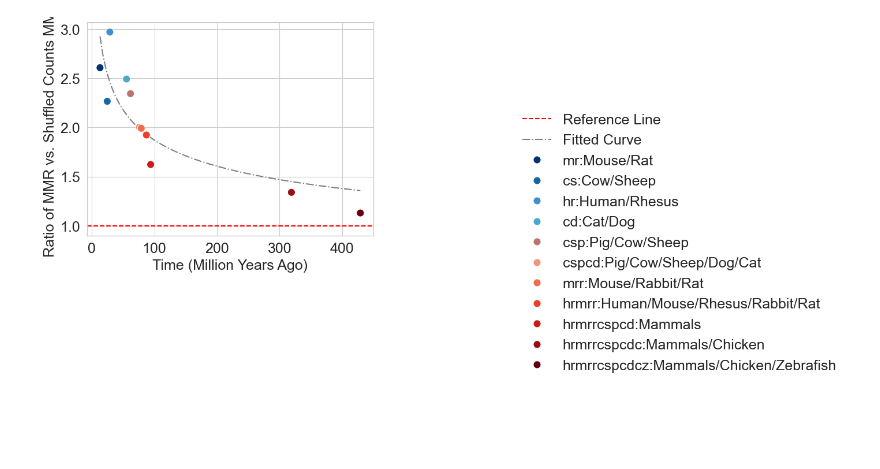
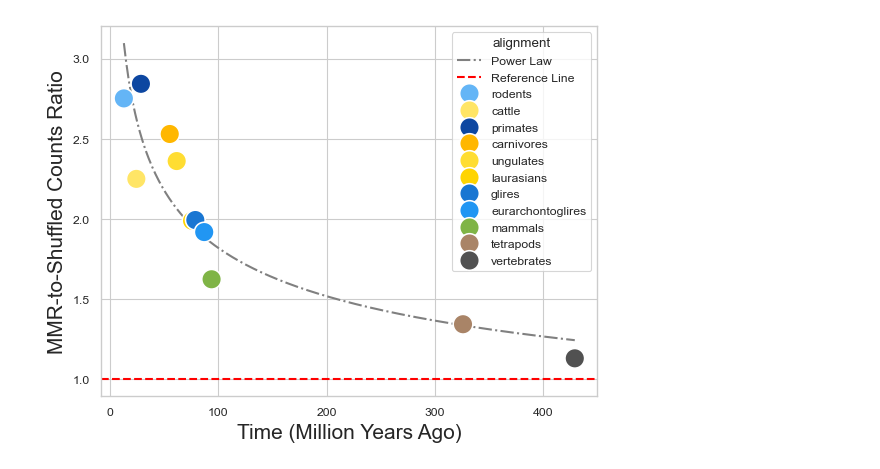
Before and after one commit to fapatalano/TAD_evolutionary_analysis, a Jupyter notebook: check_tad_number_conservation.ipynb, the cells around one changed output. Cells and saved outputs as stored; diff of their text form; code cells hidden in the pictures; blank space fills up the shorter version.

```diff
--- a/check_tad_number_conservation.ipynb
+++ b/check_tad_number_conservation.ipynb
@@ -16,4 +13,6 @@ round(0.004331445440463684,4)
 # %%
 sns.set_style("whitegrid")
 sns.set_context("paper")
+# %%
+div_time = {'mr': 13.10, 'cs': 24.60,'hr': 28.82, 'cd': 55.4, 'csp': 61.8,'cspcd': 76.0,'mrr': 79.0,  'hrmrr': 87.2, 'hrmrrcspcd': 94.0, 'hrmrrcspcdc': 325.9, 'hrmrrcspcdcz': 429.0}
 # %%
@@ -183,7 +169,6 @@ outer_pbar = tqdm(div_time.keys(),position=0, leave=True,colour='blue')
 # outer_pbar = tqdm(['hr'],position=0, leave=True,colour='blue')
 
 for aln in outer_pbar:
-# for aln in outer_pbar:
     outer_pbar.set_description(f'Processing Alignments - {aln}')
     species = get_code_conversion(aln).split(';')
     sb_coord = get_sb_len(species,aln)
@@ -192,7 +177,7 @@ for aln in outer_pbar:
     # tad_sb_df.aln = tad_sb_df.aln.apply(lambda x: "sb_{}".format(int(x.split("Alignment")[1])))
     tad_sb_df.sort_values(by='aln', inplace=True)
 
-    # print(tad_sb_df.loc[tad_sb_df.aln.isin(['Alignment24'])])
+    # print(tad_sb_df.loc[tad_sb_df.aln.isin(['Alignment12','Alignment84'])])
     comb = list(combinations(species, 2))
     ard = calculate_average_relative_difference(tad_sb_df, comb)
 
@@ -202,7 +187,7 @@ for aln in outer_pbar:
     random_ard = []
     random_mmr = []
 
-    for _ in range(1):
+    for _ in range(100):
         rdm_ard = calculate_average_relative_difference(tad_sb_df, comb,shuffle=True)
         rdm_mmr = get_avg_min_max(tad_sb_df, comb,shuffle=True)
         random_ard.append(rdm_ard)
@@ -210,7 +195,12 @@ for aln in outer_pbar:
 
     rdm_count_comparison.append([aln, div_time[aln], np.mean(random_ard) , np.mean(random_mmr),random_ard,random_mmr])
 
+species_mapping = {'hr':'primates','mr':'rodents','cs':'cattle','cd':'carnivores','csp':'ungulates','cspcd':'laurasians','mrr':'glires','hrmrr':'eurarchontoglires','hrmrrcspcd':'mammals','hrmrrcspcdc':'tetrapods',"hrmrrcspcdcz":"vertebrates"}
+
 count_comparison_df = pd.DataFrame(count_comparison, columns=['alignment', 'mya', 'ard', 'mmr'])
 rdm_count_comparison_df = pd.DataFrame(rdm_count_comparison, columns=['alignment', 'mya', 'ard', 'mmr',"ard_distr","mmr_distr"])
+rdm_count_comparison_df["alignment"] = rdm_count_comparison_df["alignment"].replace(species_mapping)
+count_comparison_df["alignment"] = count_comparison_df["alignment"].replace(species_mapping)
+count_comparison_df["color"] = count_comparison_df["alignment"].map(colors)
 count_comparison_df
 # %% [output]
@@ -275,39 +237,32 @@ sns.scatterplot(x=rdm_count_comparison_df["mya"], y=rdm_count_comparison_df["mmr
 # %%
-def power_law(x, a, b):
-    return a*np.power(x, b)
+plt.figure(figsize=(6.4, 4.8))
 
-x_data = merged_df["mya"]
-y_data = merged_df["mmr_ratio"]
+X = merged_df["mya"]
+Y = merged_df["mmr_ratio"]
 
-# plt.figure(figsize=(15, 11))
+log_x = np.log(X)
+log_y = np.log(Y)
 
-# Fit the data to the exponential decay function
-params, covariance = curve_fit(power_law, x_data, y_data)
+coefficients = np.polyfit(log_x, log_y, 1)
+b = coefficients[0]
+a = np.exp(coefficients[1])
 
-# Extract the parameter estimates and standard deviations
-a, b = params
-a_std, b_std = np.sqrt(np.diag(covariance))
+x_values = np.linspace(X.min(), X.max(), 400)
+y_values = a * x_values ** b
 
-# Generate the fitted curve and confidence interval curve
-x_fit = np.linspace(min(x_data), max(x_data), 100)
-y_fit = power_law(x_fit, a, b)
-
-
+plt.plot(x_values, y_values,  color='grey', linestyle="-.",label='Power Law',linewidth=1.5,zorder=1)
 plt.axhline(y=1, color='r',linestyle="--",label='Reference Line',linewidth=1.5)
-sns.lineplot(x=x_fit, y=y_fit, color='grey', linestyle="-.",label='Fitted Curve',linewidth=1.5,zorder=1)
-
-# Scatter plot for data points
-sns.scatterplot(x=merged_df["mya"], y=merged_df["mmr_ratio"], hue=merged_df.alignment,palette=list(colors_sorted.values()),s=90)
+sns.scatterplot(x=merged_df["mya"], y=merged_df["mmr_ratio"], hue=merged_df.alignment,palette=list(merged_df["color"]),s=200)
 
 # Add labels and legend
-plt.xlabel("Time (Million Years Ago)",fontsize=18)
-plt.ylabel("Ratio of MMR vs. Shuffled Counts MMR",fontsize=18)
+plt.xlabel("Time (Million Years Ago)",fontsize=15)
+plt.ylabel("MMR-to-Shuffled Counts Ratio",fontsize=15)
 handles, labels = plt.gca().get_legend_handles_labels()
-labels = [f"{label}:{alignment_code_to_species_legend[label]}" if label in alignment_code_to_species_legend.keys() else label for label in labels]
-plt.legend(handles=handles[:], labels=labels[:],bbox_to_anchor=(1.5, 0.6), borderaxespad=0,frameon=False,fontsize=18)
-plt.tick_params(axis='both', which='major', labelsize=18)
+# labels = [f"{label}:{alignment_code_to_species_legend[label]}" if label in alignment_code_to_species_legend.keys() else label for label in labels]
+plt.tick_params(axis='both', which='major')
 
-# plt.savefig("images/count_mmr_fitted.png", bbox_inches='tight')
+# plt.savefig("../images/figure 3/count_mmr_fitted.1.png", bbox_inches='tight',dpi=600)
+plt.savefig("../images/figure 3/count_mmr_fitted.2.svg", bbox_inches='tight')
 plt.show()
 # %% [output]
-[figure, old version]
+[figure, new version]
```
Also changed, not shown: parts of 28 cells of this notebook.
